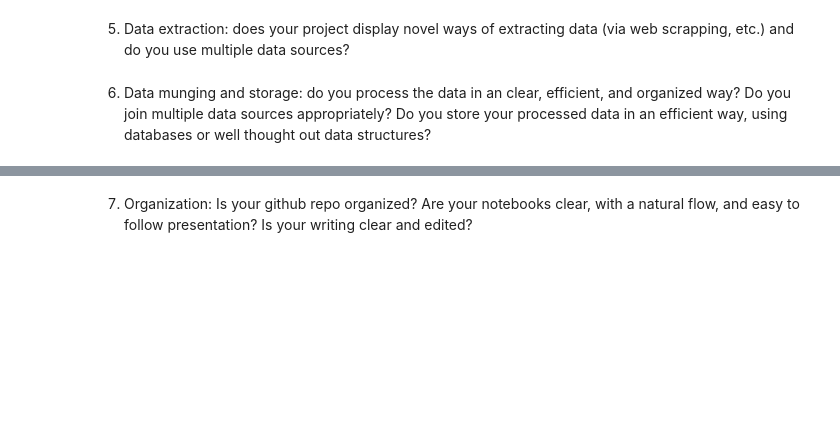
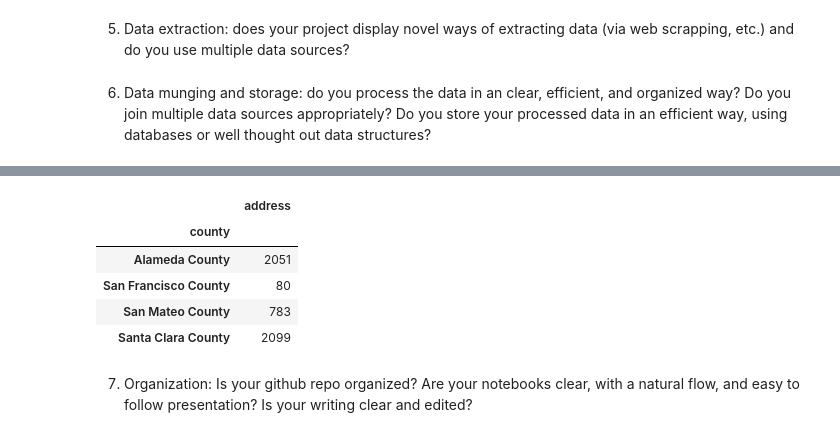
Before and after one commit to taylorxleung/STAT-141B--FINAL, a Jupyter notebook: STAT 141B-- Final Project.ipynb, the cells around one changed output, grey strips where cells are left out. Drawn from its saved outputs; the diff is of its cells as text; code cells hidden in the pictures; blank space fills up the shorter version.

```diff
--- a/STAT 141B-- Final Project.ipynb
+++ b/STAT 141B-- Final Project.ipynb
@@ -146,3 +243,12 @@ f.close()
+# %%
+geoHousing.groupby('county').agg({'address': 'count'})
+# %% [output]
+|  | address |
+| county |  |
+| Alameda County | 2051 |
+| San Francisco County | 80 |
+| San Mateo County | 783 |
+| Santa Clara County | 2099 |
 # %% [markdown]
 7) Organization: Is your github repo organized? Are your notebooks clear, with a natural flow, and easy to follow presentation? Is your writing clear and edited?
 # %% [markdown]
```
Also changed, not shown: parts of 3 cells of this notebook, 8 other files.
